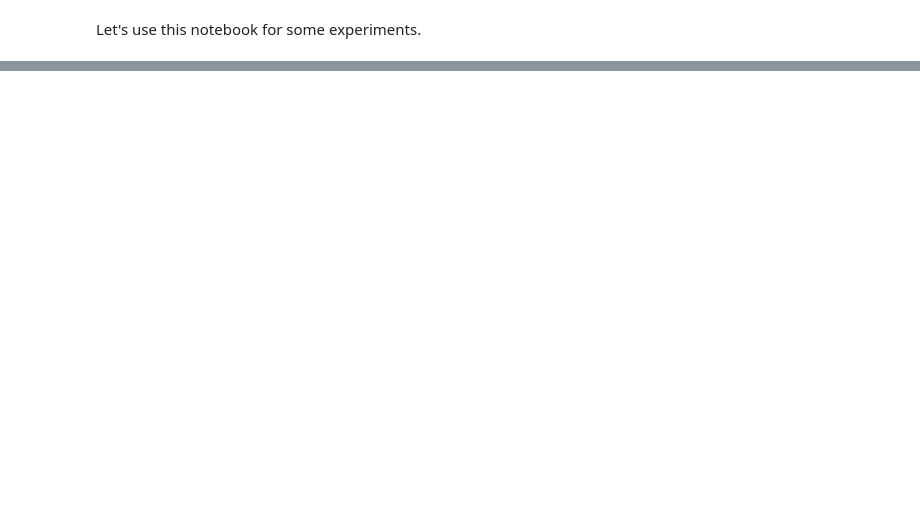
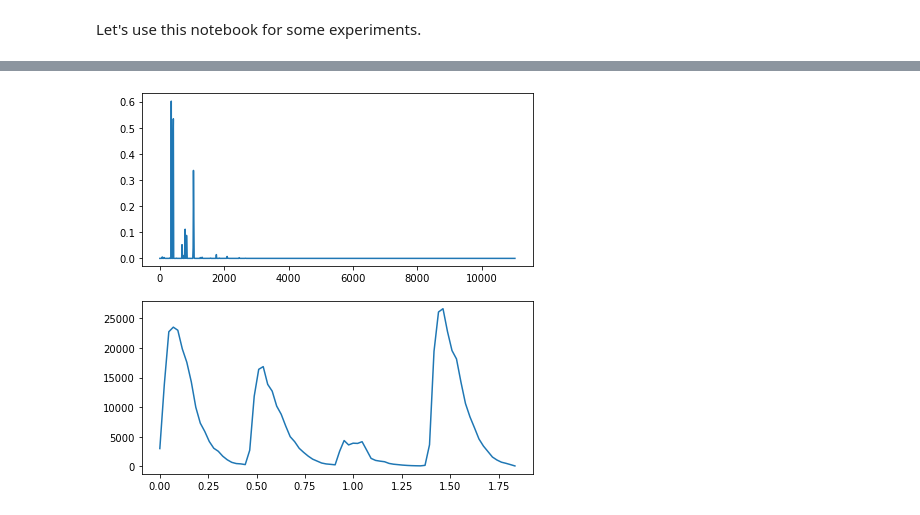
Before and after one commit to mariasoroka/StatisticalMachineLearning, a Jupyter notebook: test_notebook.ipynb, the cells around one changed output, grey strips where cells are left out. Saved outputs shown, nothing was run; the diff lists cells and outputs as text; code cells hidden in the pictures; blank space fills up the shorter version.

```diff
--- a/test_notebook.ipynb
+++ b/test_notebook.ipynb
@@ -17,0 +30,9 @@ ViolinSpectrogram.restore_recording("./data/exp.wav")
+# %%
+fig = plt.figure(figsize=(7, 7))
+ax1 = fig.add_subplot(211)
+ax1.plot(ViolinSpectrogram.compute_frequencies_times()[0], W[:, 0])
+ax2 = fig.add_subplot(212)
+ax2.plot(ViolinSpectrogram.compute_frequencies_times()[1], H[0, :])
+plt.show()
+# %% [output]
+[figure, added]
```
Also changed, not shown: parts of 3 cells of this notebook, 1 other file.
